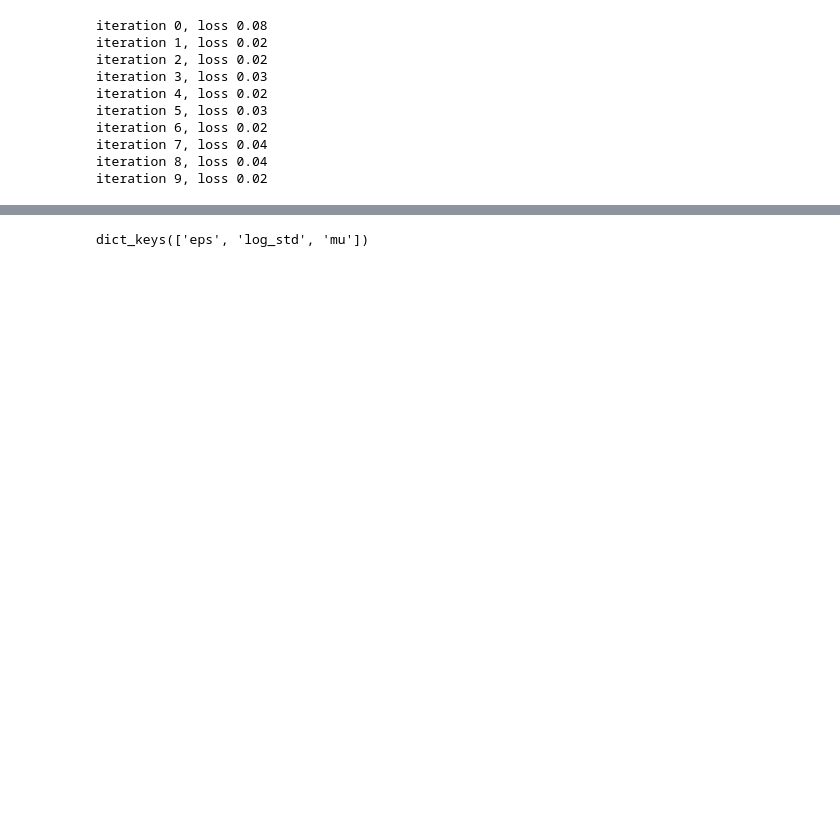
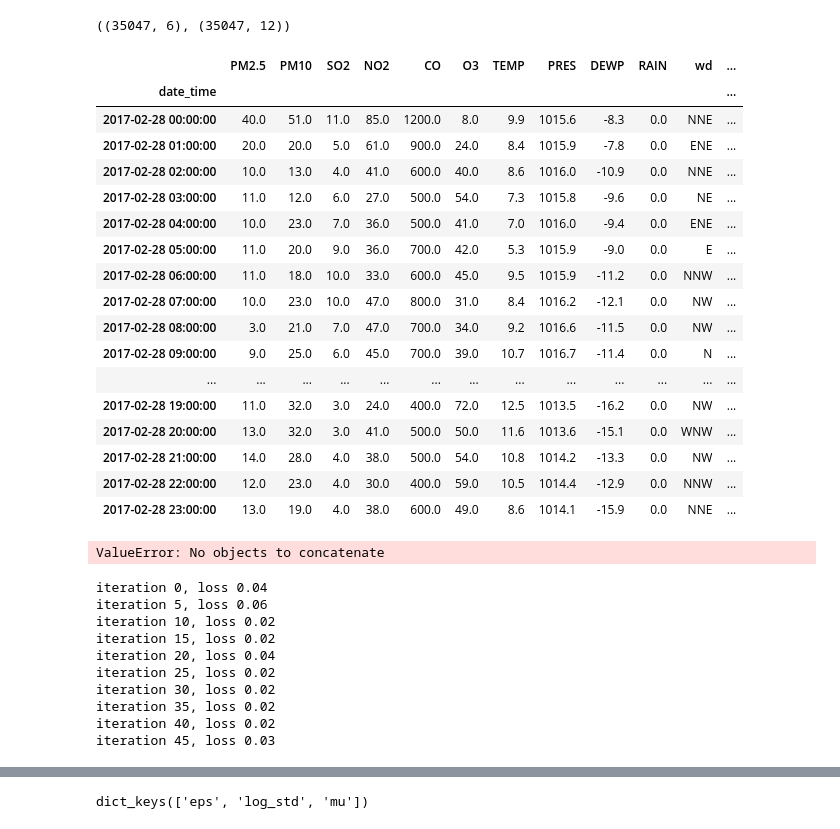
Before and after one commit to shernandez-ucm/trax, a Jupyter notebook: beijing_multi_site_hierarchical.ipynb, the cells around one changed output, grey strips where cells are left out. Cells and saved outputs as stored; diff of their text form; code cells hidden in the pictures; blank space fills up the shorter version.

```diff
--- a/beijing_multi_site_hierarchical.ipynb
+++ b/beijing_multi_site_hierarchical.ipynb
@@ -40,3 +50,32 @@ def create_batch(data,lag,future):
+# %%
+X.shape,y.shape
+# %% [output]
+((35047, 6), (35047, 12))
+# %%
+gdf[-24:]
+# %% [output]
+|  | PM2.5 | PM10 | SO2 | NO2 | CO | O3 | TEMP | PRES | DEWP | RAIN | wd | ... |
+| date_time |  |  |  |  |  |  |  |  |  |  |  | ... |
+| 2017-02-28 00:00:00 | 40.0 | 51.0 | 11.0 | 85.0 | 1200.0 | 8.0 | 9.9 | 1015.6 | -8.3 | 0.0 | NNE | ... |
+| 2017-02-28 01:00:00 | 20.0 | 20.0 | 5.0 | 61.0 | 900.0 | 24.0 | 8.4 | 1015.9 | -7.8 | 0.0 | ENE | ... |
+| 2017-02-28 02:00:00 | 10.0 | 13.0 | 4.0 | 41.0 | 600.0 | 40.0 | 8.6 | 1016.0 | -10.9 | 0.0 | NNE | ... |
+| 2017-02-28 03:00:00 | 11.0 | 12.0 | 6.0 | 27.0 | 500.0 | 54.0 | 7.3 | 1015.8 | -9.6 | 0.0 | NE | ... |
+| 2017-02-28 04:00:00 | 10.0 | 23.0 | 7.0 | 36.0 | 500.0 | 41.0 | 7.0 | 1016.0 | -9.4 | 0.0 | ENE | ... |
+| 2017-02-28 05:00:00 | 11.0 | 20.0 | 9.0 | 36.0 | 700.0 | 42.0 | 5.3 | 1015.9 | -9.0 | 0.0 | E | ... |
+| 2017-02-28 06:00:00 | 11.0 | 18.0 | 10.0 | 33.0 | 600.0 | 45.0 | 9.5 | 1015.9 | -11.2 | 0.0 | NNW | ... |
+| 2017-02-28 07:00:00 | 10.0 | 23.0 | 10.0 | 47.0 | 800.0 | 31.0 | 8.4 | 1016.2 | -12.1 | 0.0 | NW | ... |
+| 2017-02-28 08:00:00 | 3.0 | 21.0 | 7.0 | 47.0 | 700.0 | 34.0 | 9.2 | 1016.6 | -11.5 | 0.0 | NW | ... |
+| 2017-02-28 09:00:00 | 9.0 | 25.0 | 6.0 | 45.0 | 700.0 | 39.0 | 10.7 | 1016.7 | -11.4 | 0.0 | N | ... |
+| ... | ... | ... | ... | ... | ... | ... | ... | ... | ... | ... | ... | ... |
+| 2017-02-28 19:00:00 | 11.0 | 32.0 | 3.0 | 24.0 | 400.0 | 72.0 | 12.5 | 1013.5 | -16.2 | 0.0 | NW | ... |
+| 2017-02-28 20:00:00 | 13.0 | 32.0 | 3.0 | 41.0 | 500.0 | 50.0 | 11.6 | 1013.6 | -15.1 | 0.0 | WNW | ... |
+| 2017-02-28 21:00:00 | 14.0 | 28.0 | 4.0 | 38.0 | 500.0 | 54.0 | 10.8 | 1014.2 | -13.3 | 0.0 | NW | ... |
+| 2017-02-28 22:00:00 | 12.0 | 23.0 | 4.0 | 30.0 | 400.0 | 59.0 | 10.5 | 1014.4 | -12.9 | 0.0 | NNW | ... |
+| 2017-02-28 23:00:00 | 13.0 | 19.0 | 4.0 | 38.0 | 600.0 | 49.0 | 8.6 | 1014.1 | -15.9 | 0.0 | NNE | ... |
+# %%
+X,y=create_batch_multistep(gdf['PM2.5'],6,6)
+# %% [output]
+ValueError: No objects to concatenate
 # %%
 import numpy as np
 
@@ -172,20 +211,20 @@ params_pooled = {
     }
 # %%
 dt=1e-5
-samples,loss=sgld(key_data,log_likelihood, grad_log_post, 10,
+samples,loss=sgld(key_data,log_likelihood, grad_log_post, 50,
                              dt, params_pooled,X_train_datasets,y_train_datasets,
                              batch_size,test_data=None)
 # %% [output]
-iteration 0, loss 0.08
-iteration 1, loss 0.02
-iteration 2, loss 0.02
-iteration 3, loss 0.03
-iteration 4, loss 0.02
-iteration 5, loss 0.03
-iteration 6, loss 0.02
-iteration 7, loss 0.04
-iteration 8, loss 0.04
-iteration 9, loss 0.02
+iteration 0, loss 0.04
+iteration 5, loss 0.06
+iteration 10, loss 0.02
+iteration 15, loss 0.02
+iteration 20, loss 0.04
+iteration 25, loss 0.02
+iteration 30, loss 0.02
+iteration 35, loss 0.02
+iteration 40, loss 0.02
+iteration 45, loss 0.03
 # %%
 X_test=X_test_datasets[:,:,:,np.newaxis]
 model_params=reparameterize(samples[-1])
```
Also changed, not shown: parts of 8 cells of this notebook.
